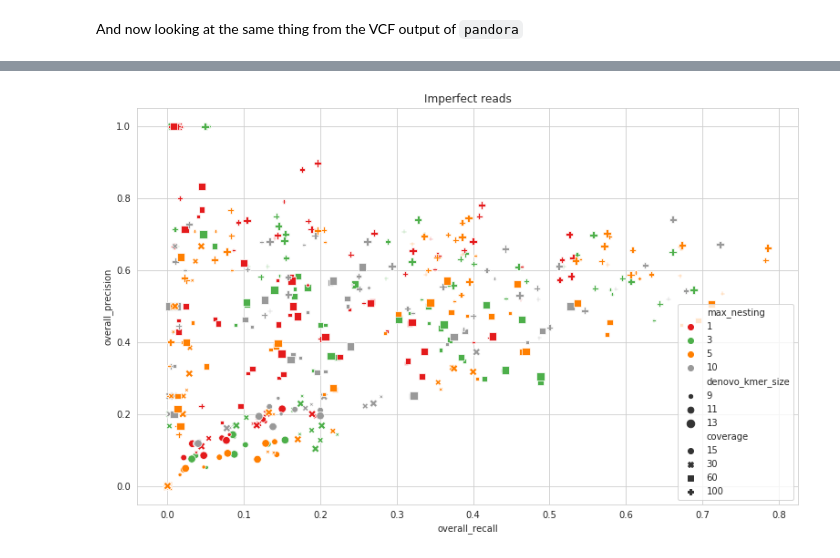
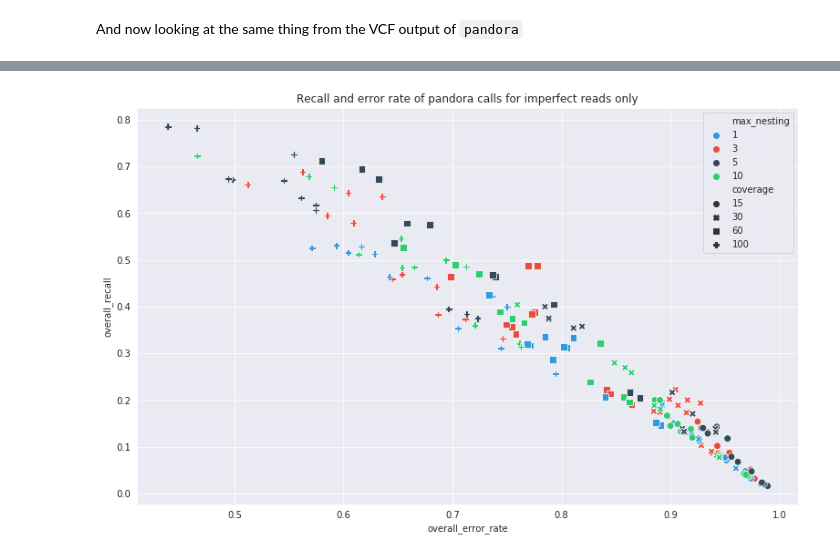
Before and after one commit to mbhall88/pandora_simulations, a Jupyter notebook: scripts/results.ipynb, the cells around one changed output, grey strips where cells are left out. Saved outputs shown, nothing was run; the diff lists cells and outputs as text; code cells hidden in the pictures.

```diff
--- a/scripts/results.ipynb
+++ b/scripts/results.ipynb
@@ -323,14 +346,12 @@ For the imperfect reads we actually see a bit of a different relationship than f
 # %%
-sns.set_style("whitegrid")
 fig, ax = plt.subplots(figsize=FIGSIZE)
 plot = sns.scatterplot(x="denovo_recall",
                        y="denovo_precision",
                        data=imperfect_df,
                        ax=ax,
-                       style="coverage",
-                       hue="max_nesting",
-                       palette="Set1",
-                       size="denovo_kmer_size",
-                       legend="full")
-_ = plot.set(title="Imperfect reads - denovo candidates only")
+                       palette=CMAP[:3],
+                       hue="denovo_kmer_size",
+                       legend="full",
+                       s=POINT_SIZE)
+_ = plot.set(title="Precision recall of de novo candidates with imperfect reads only")
 # %% [output]
@@ -338,14 +376,13 @@ _ = plot.set(title="Imperfect reads - denovo candidates only")
 # %%
-sns.set_style("whitegrid")
 fig, ax = plt.subplots(figsize=FIGSIZE)
-plot = sns.scatterplot(x="denovo_recall",
-                       y="denovo_precision",
-                       data=perfect_df,
+plot = sns.scatterplot(x="overall_recall",
+                       y="overall_precision",
+                       data=imperfect_df,
                        ax=ax,
+                       palette=CMAP[:3],
                        style="coverage",
-                       hue="max_nesting",
-                       palette="Set1",
-                       size="denovo_kmer_size",
-                       legend="full")
-_ = plot.set(title="Perfect reads - denovo candidates only")
+                       hue="denovo_kmer_size",
+                       legend="full",
+                       s=POINT_SIZE)
+_ = plot.set(title="Precision recall of pandora calls for imperfect reads only")
 # %% [output]
@@ -353,15 +444,13 @@ _ = plot.set(title="Perfect reads - denovo candidates only")
 # %%
-sns.set_style("whitegrid")
 fig, ax = plt.subplots(figsize=FIGSIZE)
-plot = sns.scatterplot(x="overall_recall",
-                       y="overall_precision",
+plot = sns.scatterplot(x="overall_error_rate",
+                       y="overall_recall",
                        data=imperfect_df,
                        ax=ax,
-                       style="coverage",
-                       hue="max_nesting",
-                       palette="Set1",
-                       size="denovo_kmer_size",
-                       legend="full")
-_ = plot.set(title="Imperfect reads")
+                       palette=CMAP,
+                       hue="max_nesting", style="coverage",
+                       legend="full",
+                       s=POINT_SIZE)
+_ = plot.set(title="Recall and error rate of pandora calls for imperfect reads only")
 # %% [output]
-[figure, old version]
+[figure, new version]
```
Also changed, not shown: parts of 48 cells of this notebook.
